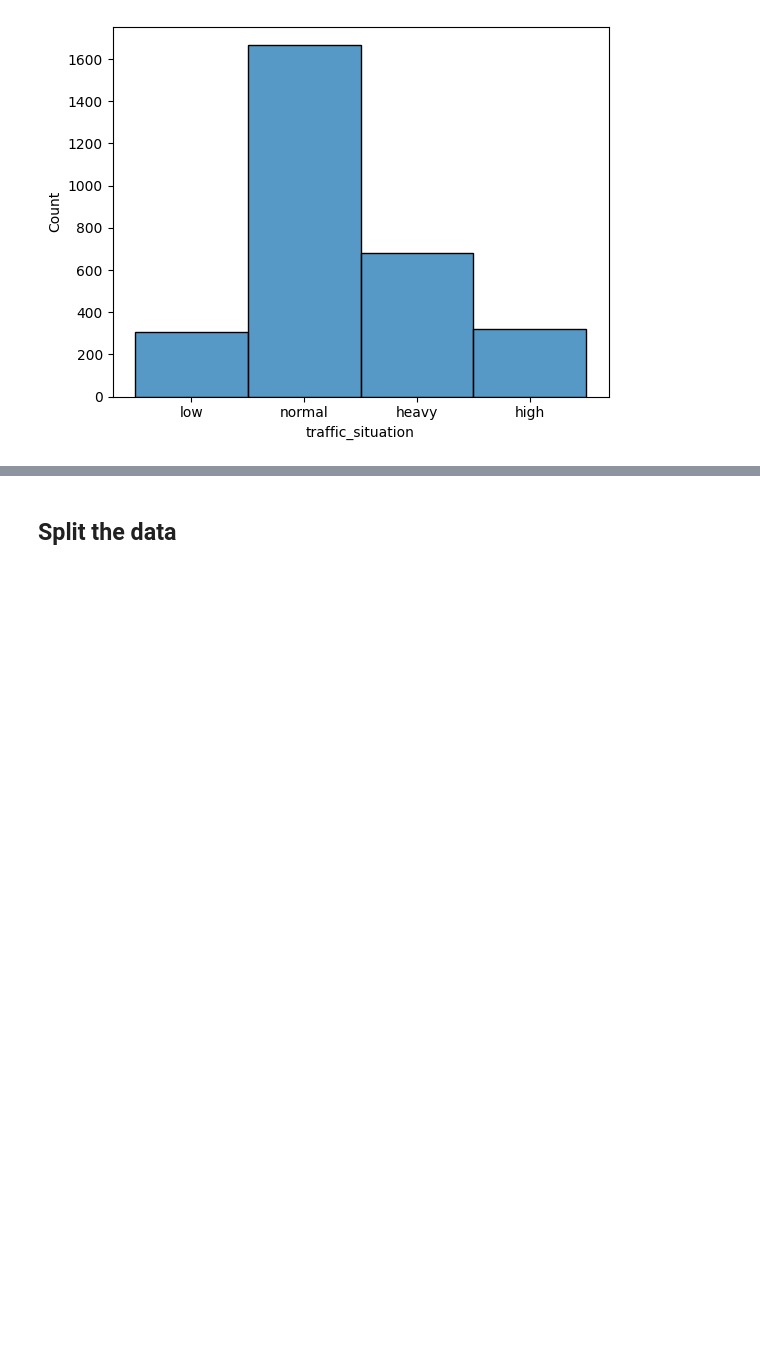
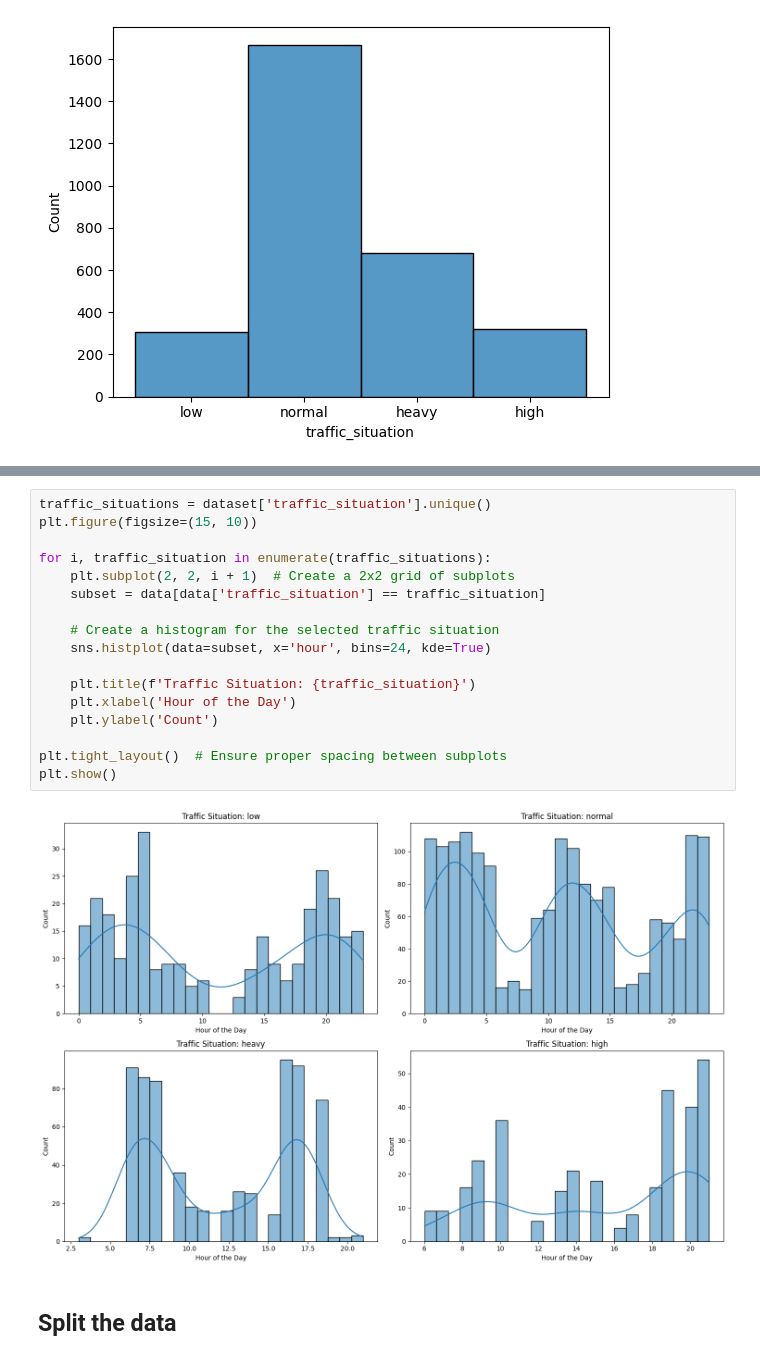
Before and after one commit to ovlasenko-ellation/mid_term_project_mlzoomcamp, a Jupyter notebook: Project_mid_term.ipynb, the cells around one changed output, grey strips where cells are left out. Cells and saved outputs as stored; diff of their text form; blank space fills up the shorter version.

```diff
--- a/Project_mid_term.ipynb
+++ b/Project_mid_term.ipynb
@@ -258,6 +257,25 @@ plt.title('Traffic Situation Histogram by Hour')
 plt.show()
 # %% [output]
 [figure]
+# %%
+traffic_situations = dataset['traffic_situation'].unique()
+plt.figure(figsize=(15, 10))
+
+for i, traffic_situation in enumerate(traffic_situations):
+    plt.subplot(2, 2, i + 1)  # Create a 2x2 grid of subplots
+    subset = data[data['traffic_situation'] == traffic_situation]
+
+    # Create a histogram for the selected traffic situation
+    sns.histplot(data=subset, x='hour', bins=24, kde=True)
+
+    plt.title(f'Traffic Situation: {traffic_situation}')
+    plt.xlabel('Hour of the Day')
+    plt.ylabel('Count')
+
+plt.tight_layout()  # Ensure proper spacing between subplots
+plt.show()
+# %% [output]
+[figure, added]
 # %% [markdown]
 ## Split the data
 # %%
```
Also changed, not shown: parts of 1 cell of this notebook.
